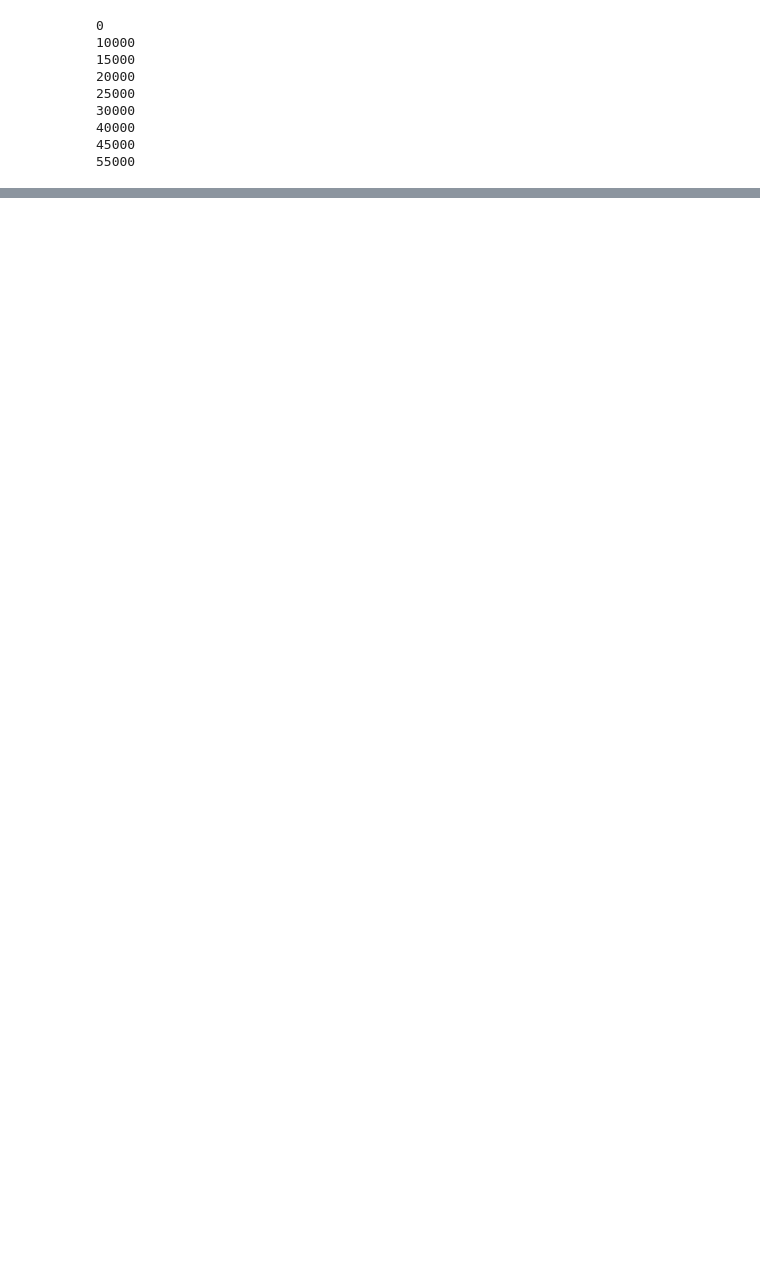
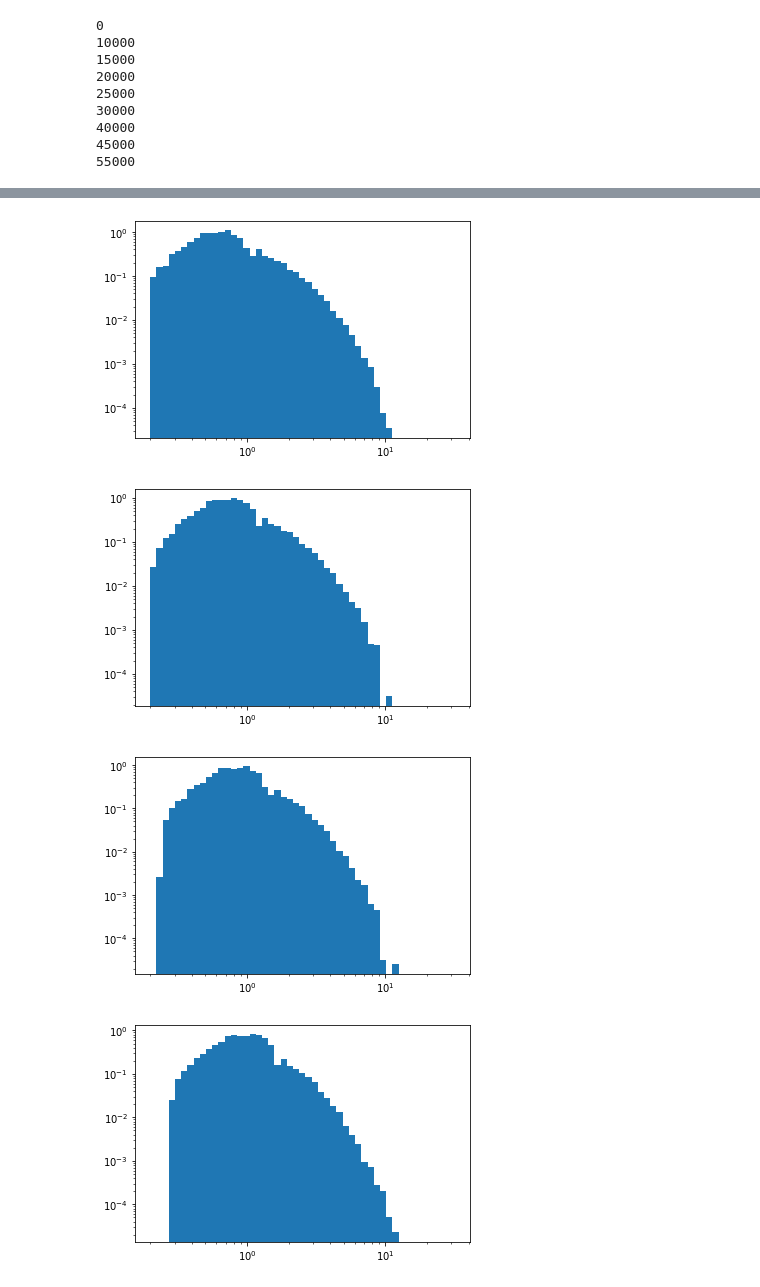
Before and after one commit to Schimmenti/Creep, a Jupyter notebook: Creep.ipynb, the cells around one changed output, grey strips where cells are left out. Drawn from its saved outputs; the diff is of its cells as text; code cells hidden in the pictures; blank space fills up the shorter version.

```diff
--- a/Creep.ipynb
+++ b/Creep.ipynb
@@ -153,0 +191,16 @@ plt.plot(np.sort(weights))
+# %%
+for n_max in np.logspace(-4,-2,10):
+  g_cut = g_decl.copy()
+  g_cut.remove_edges_from([(n1, n2) for n1, n2, w in g_cut.edges(data="weight") if w <= n_max])
+  n_c = np.array([len(c) for c in nx.weakly_connected_components(g_cut)])
+  s_c = np.array([ catalog[list(c),3].sum()  for c in nx.weakly_connected_components(g_cut)])
+  s_max = np.mean(s_c**2)/(2*np.mean(s_c))
+  plt.hist(s_c/s_max, bins=np.logspace(-0.7,1.5), density=True)
+  plt.yscale('log')
+  plt.xscale('log')
+  plt.show()
+# %% [output]
+[figure, added]
+[figure, added]
+[figure, added]
+[figure, added]
```
Also changed, not shown: parts of 7 cells of this notebook.
